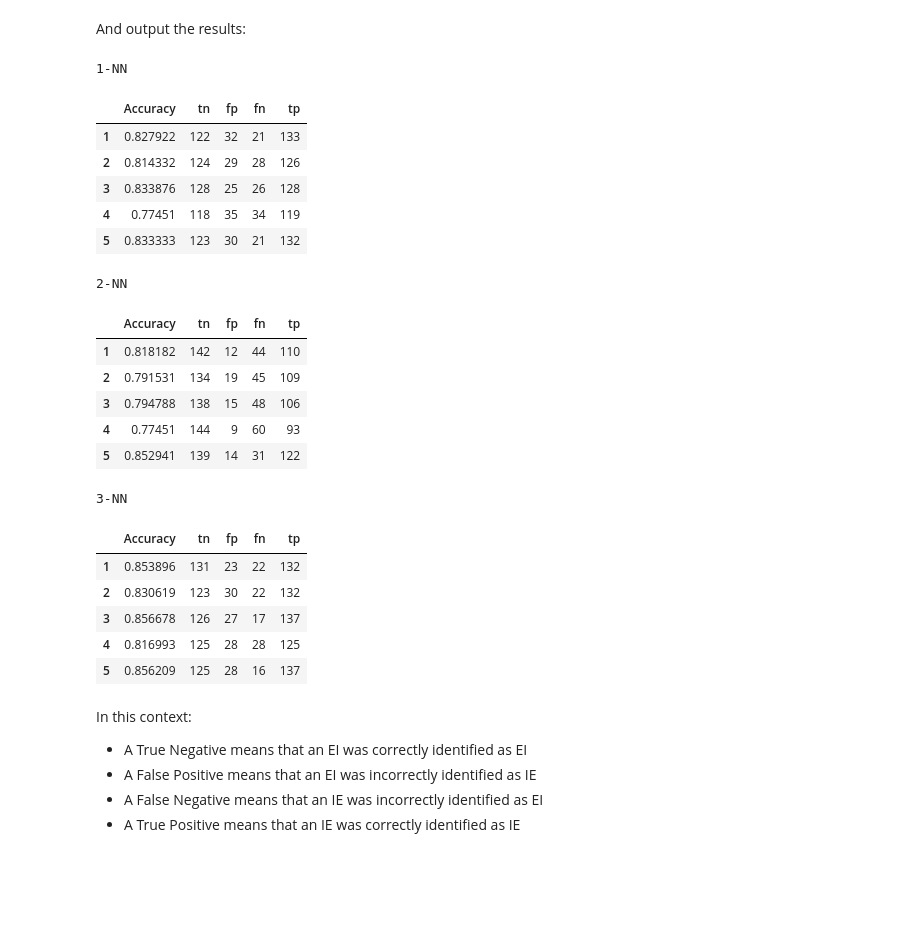
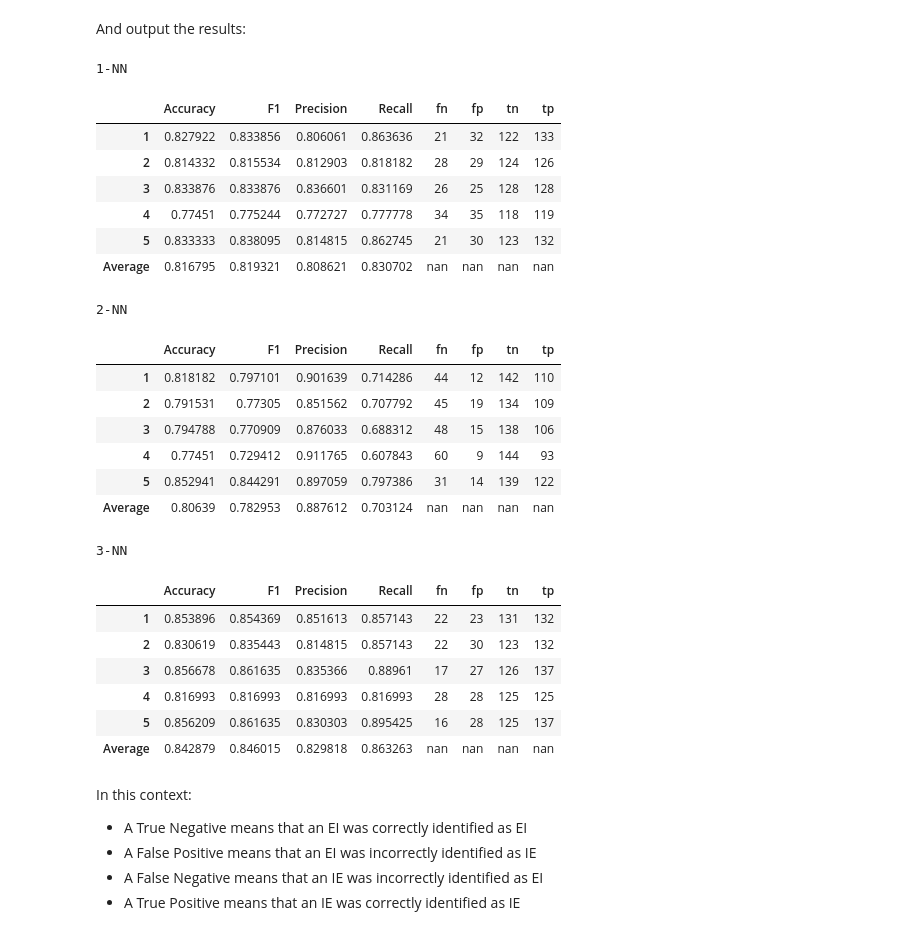
Before and after one commit to elihalpern/Splice-Junction-Identify, a Jupyter notebook: Time Series Classification for Identifying Splice-Junction Types.ipynb, the cells around one changed output. Cells and saved outputs as stored; diff of their text form; code cells hidden in the pictures; blank space fills up the shorter version.

```diff
--- a/Time Series Classification for Identifying Splice-Junction Types.ipynb
+++ b/Time Series Classification for Identifying Splice-Junction Types.ipynb
@@ -170,6 +173,9 @@ def predictClass(X_test, y_train, y_test, k):
     y_pred = []
     acc = []
     conf = []
+    prec = []
+    recall = []
+    f1 = []
     for i, fold in enumerate(X_test):
         y_pred.append([])
         for seq in fold:
@@ -179,39 +185,47 @@ def predictClass(X_test, y_train, y_test, k):
         acc.append(accuracy_score(y_test[i], y_pred[i]))
         tn, fp, fn, tp = confusion_matrix(y_test[i], y_pred[i]).ravel()
         conf.append([tn, fp, fn, tp])
-    return acc, conf
+        prec.append(precision_score(y_test[i], y_pred[i]))
+        recall.append(recall_score(y_test[i], y_pred[i]))
+        f1.append(f1_score(y_test[i], y_pred[i]))
+    return acc, conf, prec, recall, f1
 results = np.asarray([predictClass(X_test, y_train, y_test, k) for k in range(1,4)])
 # %% [markdown]
 And output the results:
 # %%
 for i, k in enumerate(results):
-    table = pd.DataFrame(k.T, index=range(1,len(X_test) + 1), columns=['Accuracy', 'Confusion Matrix'])
+    table = pd.DataFrame(k.T, index=range(1,len(X_test) + 1), columns=['Accuracy', 'Confusion Matrix', 'Precision', 'Recall', 'F1'])
     table[['tn', 'fp', 'fn', 'tp']] = pd.DataFrame(table['Confusion Matrix'].values.tolist(), index=table.index)
     table = table.drop('Confusion Matrix', axis=1)
+    means = pd.DataFrame(table.iloc[:,0:4].mean(), columns=['Average']).transpose()
+    table = table.append(means)
     table = table.style.set_caption('{}-NN'.format(i+1))
     table
 # %% [output]
 1-NN
-|  | Accuracy | tn | fp | fn | tp |
-| 1 | 0.827922 | 122 | 32 | 21 | 133 |
-| 2 | 0.814332 | 124 | 29 | 28 | 126 |
-| 3 | 0.833876 | 128 | 25 | 26 | 128 |
-| 4 | 0.77451 | 118 | 35 | 34 | 119 |
-| 5 | 0.833333 | 123 | 30 | 21 | 132 |
+|  | Accuracy | F1 | Precision | Recall | fn | fp | tn | tp |
+| 1 | 0.827922 | 0.833856 | 0.806061 | 0.863636 | 21 | 32 | 122 | 133 |
+| 2 | 0.814332 | 0.815534 | 0.812903 | 0.818182 | 28 | 29 | 124 | 126 |
+| 3 | 0.833876 | 0.833876 | 0.836601 | 0.831169 | 26 | 25 | 128 | 128 |
+| 4 | 0.77451 | 0.775244 | 0.772727 | 0.777778 | 34 | 35 | 118 | 119 |
+| 5 | 0.833333 | 0.838095 | 0.814815 | 0.862745 | 21 | 30 | 123 | 132 |
+| Average | 0.816795 | 0.819321 | 0.808621 | 0.830702 | nan | nan | nan | nan |
 2-NN
-|  | Accuracy | tn | fp | fn | tp |
-| 1 | 0.818182 | 142 | 12 | 44 | 110 |
-| 2 | 0.791531 | 134 | 19 | 45 | 109 |
-| 3 | 0.794788 | 138 | 15 | 48 | 106 |
-| 4 | 0.77451 | 144 | 9 | 60 | 93 |
-| 5 | 0.852941 | 139 | 14 | 31 | 122 |
+|  | Accuracy | F1 | Precision | Recall | fn | fp | tn | tp |
+| 1 | 0.818182 | 0.797101 | 0.901639 | 0.714286 | 44 | 12 | 142 | 110 |
+| 2 | 0.791531 | 0.77305 | 0.851562 | 0.707792 | 45 | 19 | 134 | 109 |
+| 3 | 0.794788 | 0.770909 | 0.876033 | 0.688312 | 48 | 15 | 138 | 106 |
+| 4 | 0.77451 | 0.729412 | 0.911765 | 0.607843 | 60 | 9 | 144 | 93 |
+| 5 | 0.852941 | 0.844291 | 0.897059 | 0.797386 | 31 | 14 | 139 | 122 |
+| Average | 0.80639 | 0.782953 | 0.887612 | 0.703124 | nan | nan | nan | nan |
 3-NN
-|  | Accuracy | tn | fp | fn | tp |
-| 1 | 0.853896 | 131 | 23 | 22 | 132 |
-| 2 | 0.830619 | 123 | 30 | 22 | 132 |
-| 3 | 0.856678 | 126 | 27 | 17 | 137 |
-| 4 | 0.816993 | 125 | 28 | 28 | 125 |
-| 5 | 0.856209 | 125 | 28 | 16 | 137 |
+|  | Accuracy | F1 | Precision | Recall | fn | fp | tn | tp |
+| 1 | 0.853896 | 0.854369 | 0.851613 | 0.857143 | 22 | 23 | 131 | 132 |
+| 2 | 0.830619 | 0.835443 | 0.814815 | 0.857143 | 22 | 30 | 123 | 132 |
+| 3 | 0.856678 | 0.861635 | 0.835366 | 0.88961 | 17 | 27 | 126 | 137 |
+| 4 | 0.816993 | 0.816993 | 0.816993 | 0.816993 | 28 | 28 | 125 | 125 |
+| 5 | 0.856209 | 0.861635 | 0.830303 | 0.895425 | 16 | 28 | 125 | 137 |
+| Average | 0.842879 | 0.846015 | 0.829818 | 0.863263 | nan | nan | nan | nan |
 # %% [markdown]
 In this context:
 * A True Negative means that an EI was correctly identified as EI
```
Also changed, not shown: parts of 1 cell of this notebook.
